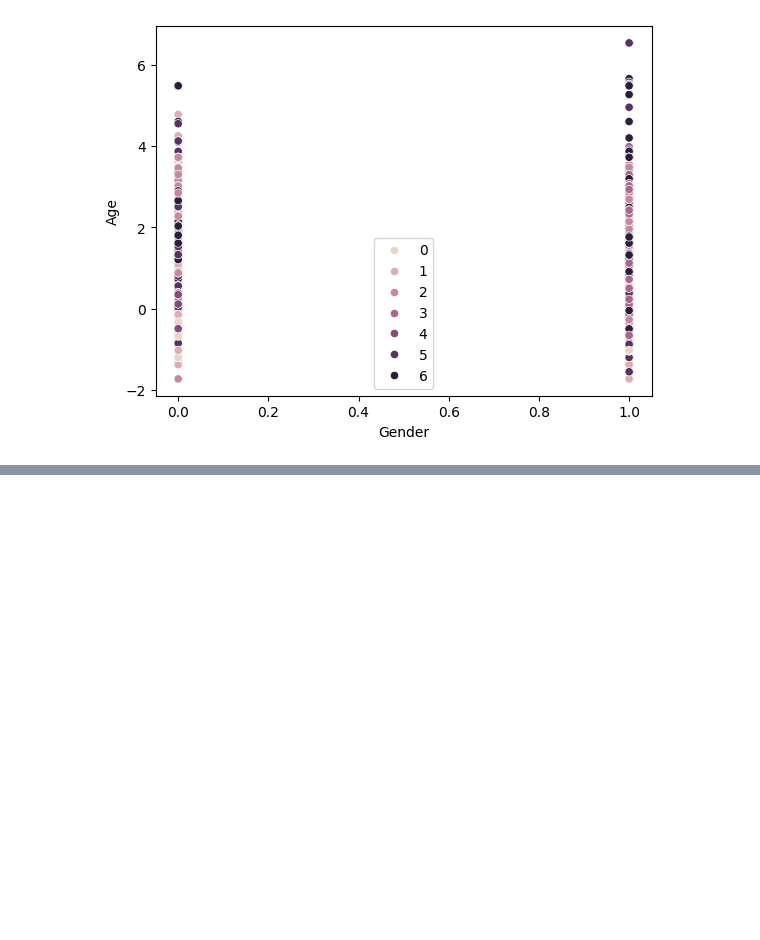
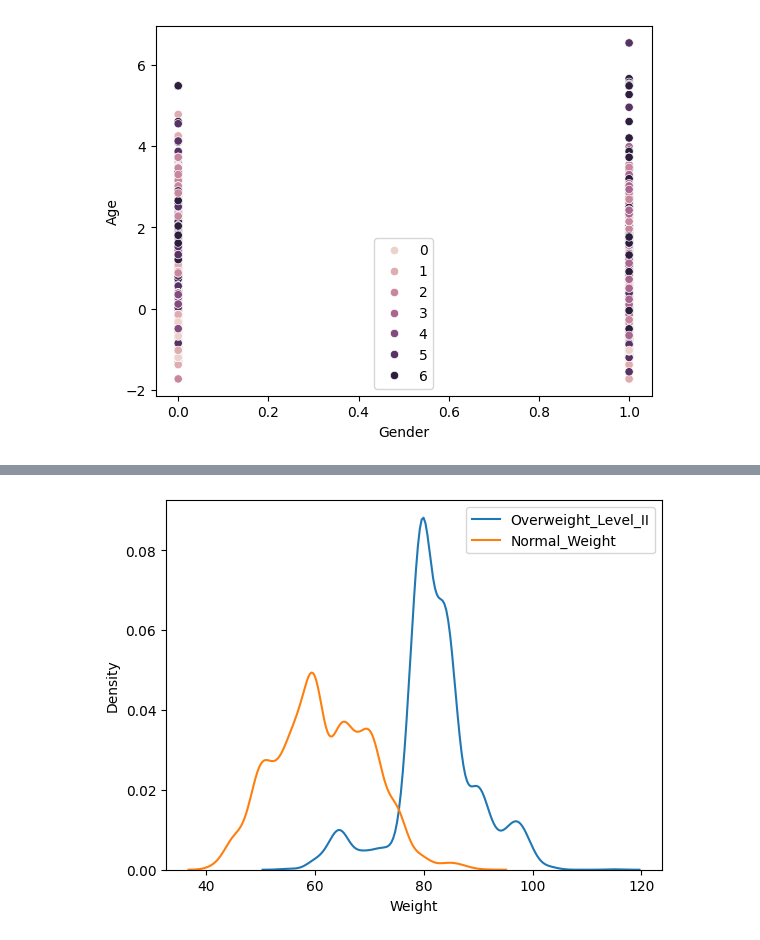
Before and after one commit to Comment-XD/Scikit-Learn-Fundamentals, a Jupyter notebook: SciKit-Data Science/Projects/Multi-Class Prediction of Obesity Risk.ipynb, the cells around one changed output, grey strips where cells are left out. Cells and saved outputs as stored; diff of their text form; code cells hidden in the pictures; blank space fills up the shorter version.

```diff
--- a/SciKit-Data Science/Projects/Multi-Class Prediction of Obesity Risk.ipynb
+++ b/SciKit-Data Science/Projects/Multi-Class Prediction of Obesity Risk.ipynb
@@ -189,3 +209,10 @@ sns.scatterplot(data=X, x="Gender", y="Age", hue=y)
+# %%
+sns.kdeplot(weight_classes[0]["Weight"], label="Overweight_Level_II")
+sns.kdeplot(weight_classes[1]["Weight"], label="Normal_Weight")
+plt.legend()
+plt.show()
+# %% [output]
+[figure, added]
 # %%
 # feature selection
 plt.figure(figsize=(20,5))
```
Also changed, not shown: parts of 9 cells of this notebook, 5 other files.
